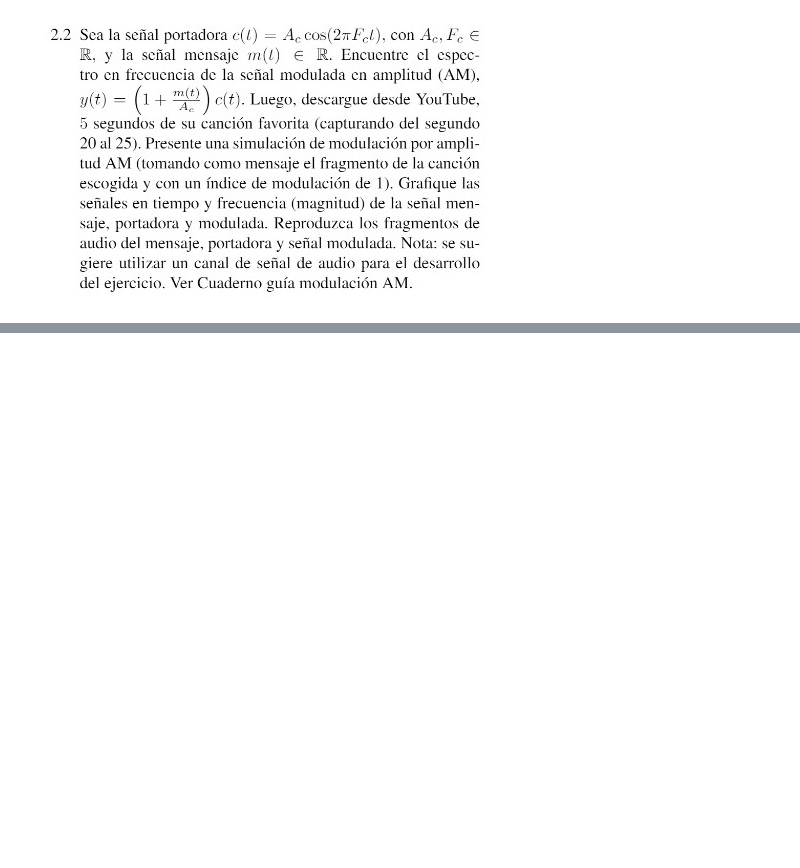
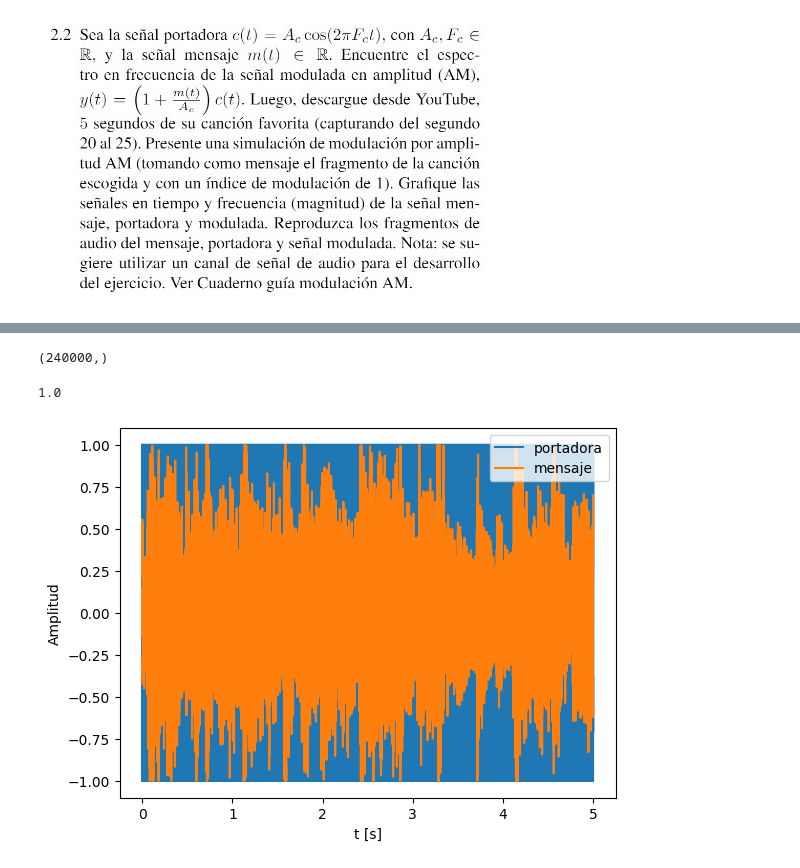
Before and after one commit to JRiveraB23/SyS05, a Jupyter notebook: Punto2.ipynb, the cells around one changed output, grey strips where cells are left out. Saved outputs shown, nothing was run; the diff lists cells and outputs as text; code cells hidden in the pictures; blank space fills up the shorter version.

```diff
--- a/Punto2.ipynb
+++ b/Punto2.ipynb
@@ -129,0 +175,21 @@ Audio(demodulada_final.T, rate=fs)
+# %%
+import soundfile as sf # para instalar pip install soundfile
+#leer archivos y crear np.array audios
+fs = 48000
+tl = np.array([20])
+ts = 5 #t segmento
+Ns = len(wav_files)*len(tl) #cantidad segmentos
+x_t = np.zeros((Ns,int(ts*fs),2)) #Ns segmentos, cantidad de muestras, 2 canales (stereo)
+label = np.zeros((Ns,1)) #vector tipo de genero
+name_c = []
+#leer archivos wav
+i = 0
+for name in wav_files:#lectura audio .wav
+    x, fs = sf.read(path+name)
+    for ti in tl: #segmentos de tiempo
+        x_t[i] = x[int(fs*ti):int(fs*(ti+ts)),:]
+        label[i] = int(name[-5]) #tipo de genero
+        name_c += [name[:-6]]
+        print(f"{i} lectura: {name}; segundo {ti}:{ti+ts}; tipo música {label[i]}")
+        i+=1
+x_t.shape
@@ -129,0 +204,25 @@ Audio(demodulada_final.T, rate=fs)
+# %%
+#tomamos canal 1 para generar la modulación
+xm = x_t[0,:,0]
+xm.shape
+# %% [output]
+(240000,)
+# %%
+Fc = 15000 #frecuencia de portadora
+t = np.arange(0,ts,1/fs) #vector del tiempo
+Im = 1 # Im = peak(m(t))/Ac ->  Ac = peak(m(t))/Im
+
+Ac = max(abs(xm))/Im #amplitud de la portadora según índice de modulación
+c = Ac*np.cos(2*np.pi*Fc*t) #portadora
+print(Ac)
+# %% [output]
+1.0
+# %%
+plt.plot(t,c,label='portadora')
+plt.plot(t,xm,label='mensaje')
+plt.xlabel('t [s]')
+plt.ylabel('Amplitud')
+plt.legend()
+plt.show()
+# %% [output]
+[figure, added]
```
Also changed, not shown: parts of 35 cells of this notebook.
